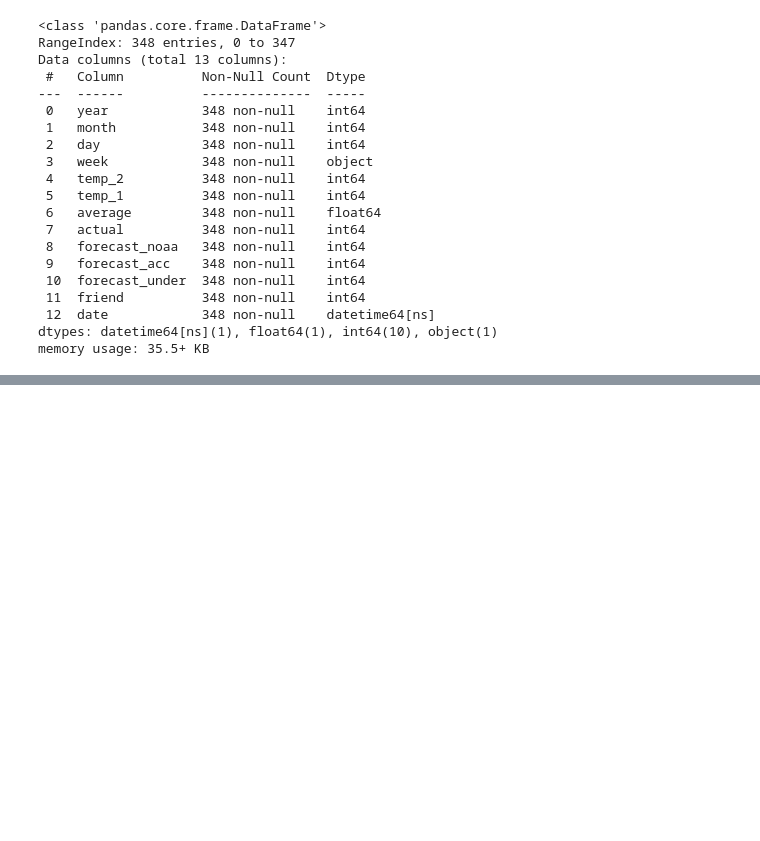
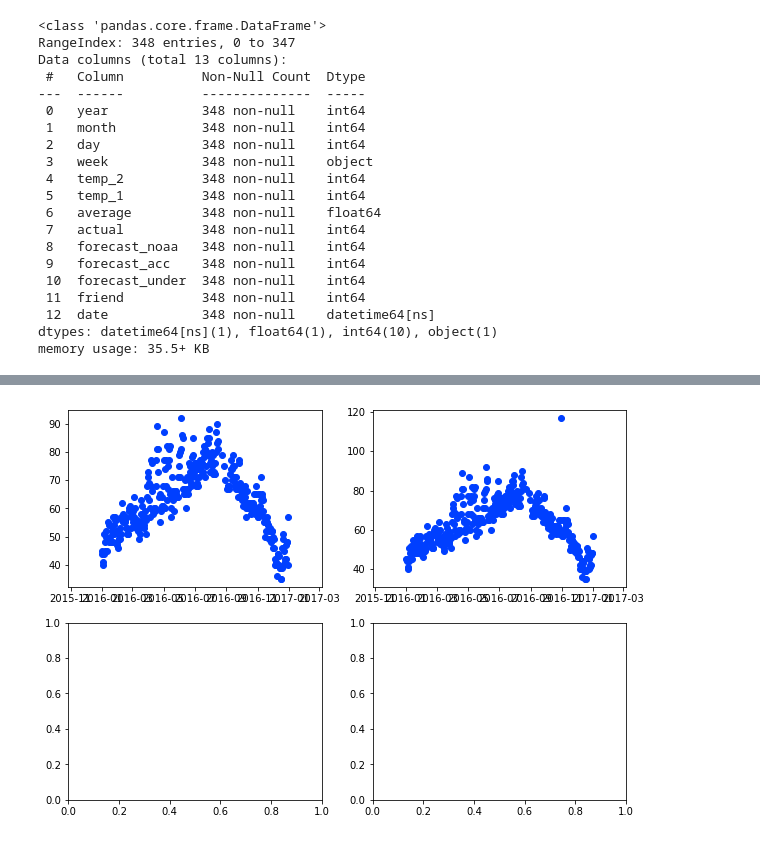
Before and after one commit to kobetryz/machine_learning_projects, a Jupyter notebook: Weather prediction/Simple weather prediction.ipynb, the cells around one changed output, grey strips where cells are left out. Drawn from its saved outputs; the diff is of its cells as text; code cells hidden in the pictures; blank space fills up the shorter version.

```diff
--- a/Weather prediction/Simple weather prediction.ipynb
+++ b/Weather prediction/Simple weather prediction.ipynb
@@ -112,0 +137,28 @@ memory usage: 35.5+ KB
+# %%
+fig = plt.figure(figsize=(10,15))
+ax1 = fig.add_subplot(4,2,1)
+ax2 = fig.add_subplot(4,2,2)
+ax3 = fig.add_subplot(4,2,3)
+ax4 = fig.add_subplot(4,2,4)
+
+ax1.scatter(data['date'], data['actual'])
+ax1.set_xlabel('')
+ax1.set_ylabel('')
+# ax1.set_xlim(0, 5)
+# ax1.set_ylim(0, 5)
+
+ax2.scatter(data['date'], data['temp_1'])
+ax2.set_xlabel('')
+ax2.set_ylabel('')
+# ax2.set_xlim(0, 5)
+# ax2.set_ylim(0, 5)
+
+# ax3.scatter(norm_reviews['Fandango_Ratingvalue'], norm_reviews['IMDB_norm'])
+# ax3.set_xlabel('Fandango')
+# ax3.set_ylabel('IMDB')
+# ax3.set_xlim(0, 5)
+# ax3.set_ylim(0, 5)
+
+plt.show()
+# %% [output]
+[figure, added]
```
Also changed, not shown: parts of 21 cells of this notebook.
